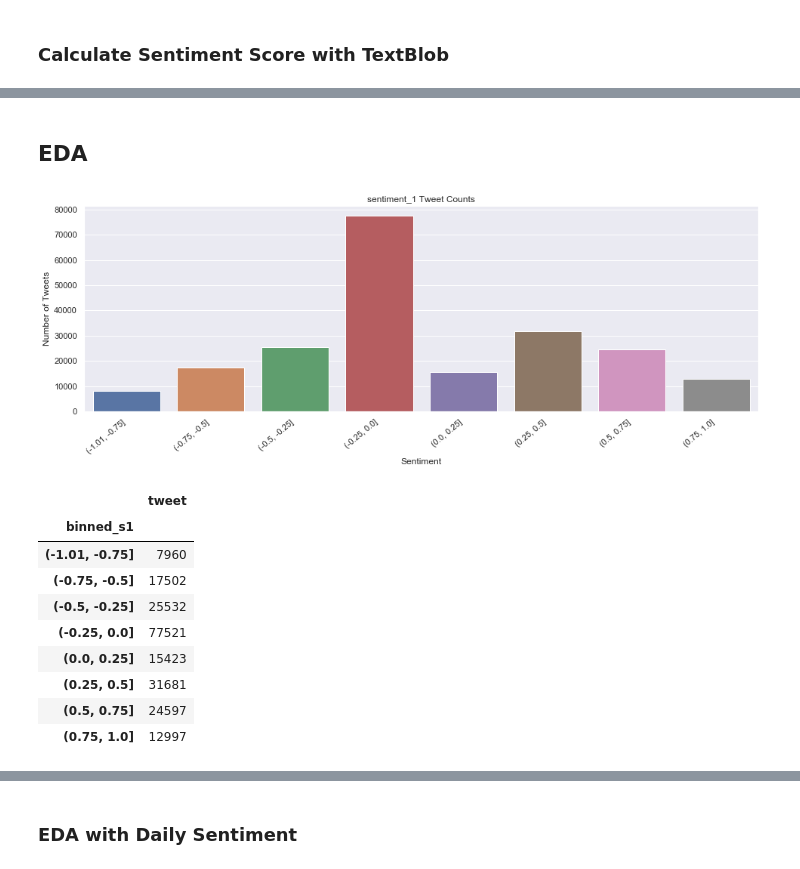
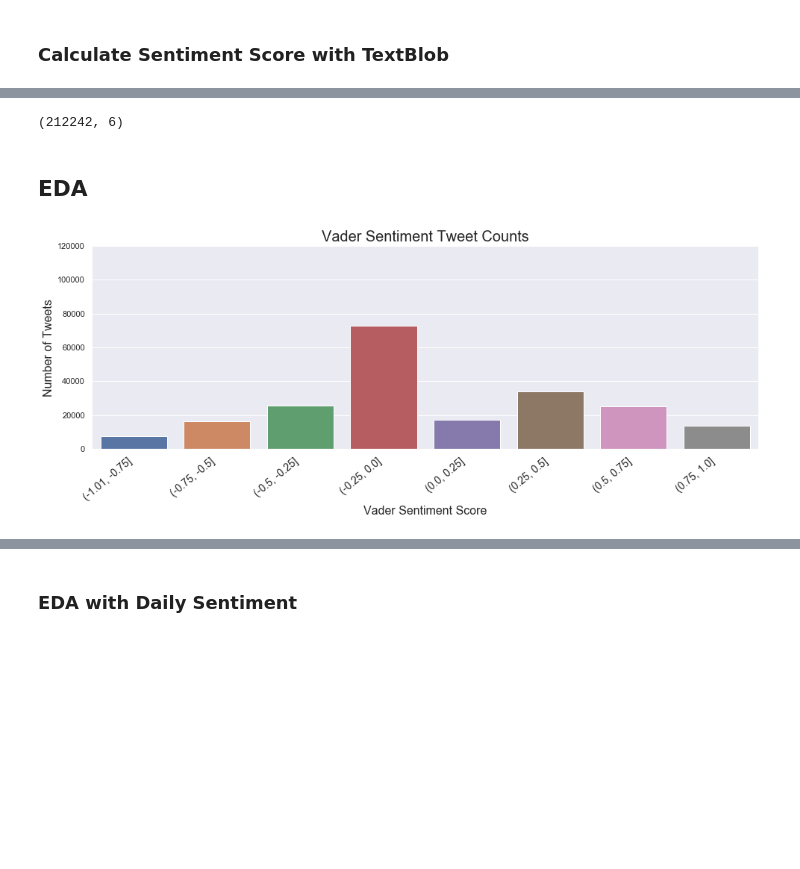
Before and after one commit to erikajane/Predicting_Stock_With_Twitter_Sentiment, a Jupyter notebook: Sentiment Analysis on Tweets.ipynb, the cells around one changed output, grey strips where cells are left out. Cells and saved outputs as stored; diff of their text form; code cells hidden in the pictures; blank space fills up the shorter version.

Commit message:
adding sentiment score data

```diff
--- a/Sentiment Analysis on Tweets.ipynb
+++ b/Sentiment Analysis on Tweets.ipynb
@@ -57,8 +41,8 @@ memory usage: 4.9+ MB
 # %%
 # Convert date_time column into datetime stamp
 
-tesla_tweets.date_time = pd.to_datetime(tesla_tweets.date_time)
-tesla_tweets.info()
+tweets.date_time = pd.to_datetime(tweets.date_time)
+tweets.info()
 # %% [output]
 <class 'pandas.core.frame.DataFrame'>
 RangeIndex: 213213 entries, 0 to 213212
@@ -71,3 +66,7 @@ memory usage: 4.9+ MB
+# %%
+# Drop null values
+
+tweets = tweets.dropna()
 # %% [markdown]
 ## Compute Sentiment Score for Each Tweet
 # %% [markdown]
@@ -75,6 +74,6 @@ memory usage: 4.9+ MB
 # %%
 # Use sia.polarity_scores to get sentiment for each tweets
 
-tesla_tweets['sentiment_1'] = tesla_tweets.apply(lambda row: sia.polarity_scores(row.tweet)['compound'], axis=1)
-tesla_tweets.head()
+tweets['sentiment_1'] = tweets.apply(lambda row: sia.polarity_scores(row.clean_tweet)['compound'], axis=1)
+tweets.head()
 # %% [output]
@@ -89,6 +88,6 @@ tesla_tweets.head()
 # %%
 # Use TextBlob to get sentiment scores
 
-tesla_tweets['sentiment_2'] = tesla_tweets.apply(lambda row: TextBlob(row.tweet).sentiment[0], axis=1)
-tesla_tweets.head()
+tweets['sentiment_2'] = tweets.apply(lambda row: TextBlob(row.clean_tweet).sentiment[0], axis=1)
+tweets.head()
 # %% [output]
@@ -125,31 +121,24 @@ tesla_tweets.loc[mask]
+# %%
+tweets.shape
+# %% [output]
+(212242, 6)
 # %% [markdown]
 ## EDA
 # %%
 # View count of tweets for binned sentiment_1
 
 bins = [-1.01, -.75, -.5, -.25, 0, .25, .5, .75, 1]
-tesla_tweets['binned_s1'] = pd.cut(tesla_tweets['sentiment_1'], bins)
+tweets['binned_s1'] = pd.cut(tweets['sentiment_1'], bins)
 plt.figure(figsize=(16,5))
-ax = sns.countplot(x=tesla_tweets['binned_s1'])
-ax.set(ylabel = 'Number of Tweets')
-ax.set(xlabel = 'Sentiment')
-ax.set_xticklabels(ax.get_xticklabels(), rotation=40, ha="right")
-ax.set(title = "sentiment_1 Tweet Counts")
+ax = sns.countplot(x=tweets['binned_s1'])
+ax.set_ylabel('Number of Tweets', fontsize=16)
+ax.set_xlabel('Vader Sentiment Score', fontsize=16)
+ax.set_xticklabels(ax.get_xticklabels(), rotation=40, ha="right", fontsize=14)
+ax.set_title("Vader Sentiment Tweet Counts", fontsize=20)
+ax.set_ylim(0, 120000)
 plt.show()
-s1_freq = pd.DataFrame(tesla_tweets.groupby(['binned_s1'])['tweet'].count())
-s1_freq
 # %% [output]
-[figure, old version]
+[figure, new version]
-|  | tweet |
-| binned_s1 |  |
-| (-1.01, -0.75] | 7960 |
-| (-0.75, -0.5] | 17502 |
-| (-0.5, -0.25] | 25532 |
-| (-0.25, 0.0] | 77521 |
-| (0.0, 0.25] | 15423 |
-| (0.25, 0.5] | 31681 |
-| (0.5, 0.75] | 24597 |
-| (0.75, 1.0] | 12997 |
 # %%
 # View count of tweets for binned sentiment_2
 
```
Also changed, not shown: parts of 57 cells of this notebook, 4 other files.
